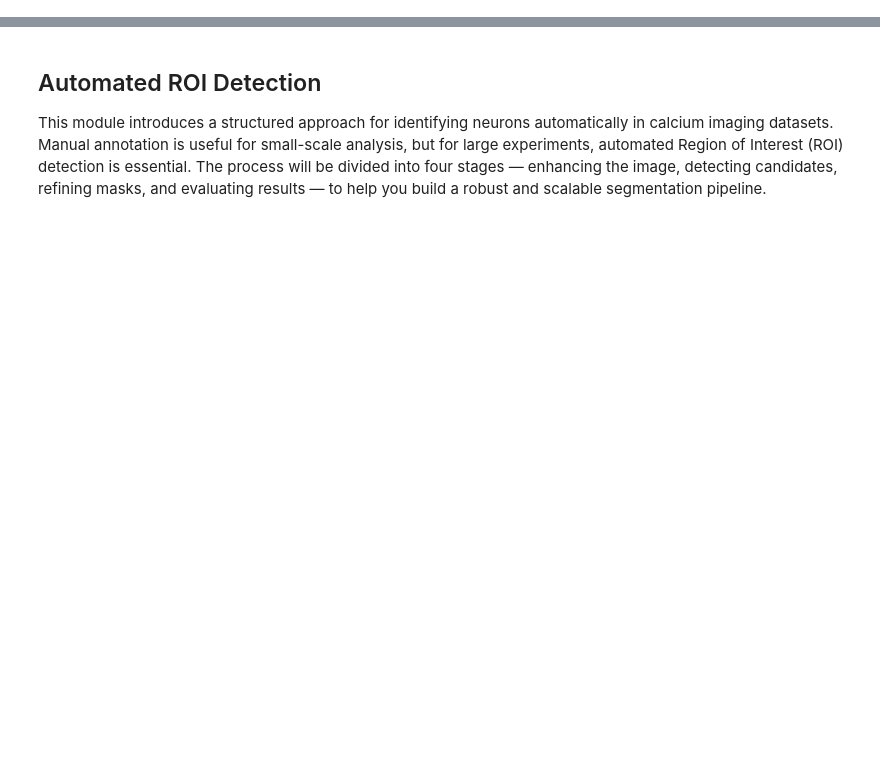
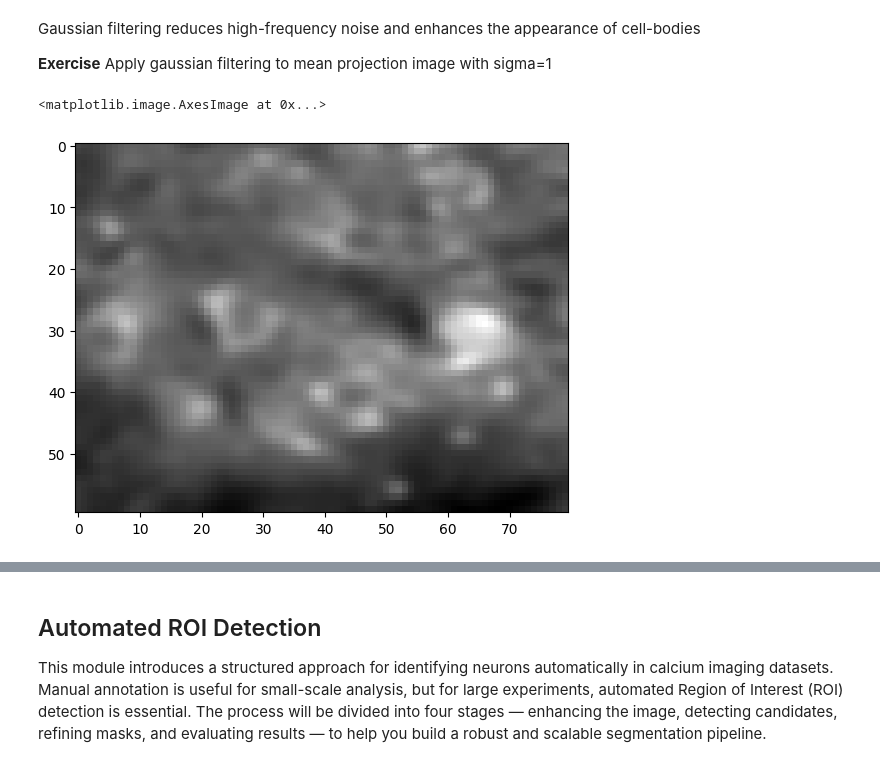
Before and after one commit to sangeethankumar/Courses, a Jupyter notebook: CalciumImaging/Draft1/07. Automated ROI Extraction.ipynb, the cells around one changed output, grey strips where cells are left out. Drawn from its saved outputs; the diff is of its cells as text; code cells hidden in the pictures; blank space fills up the shorter version.

```diff
--- a/CalciumImaging/Draft1/07. Automated ROI Extraction.ipynb
+++ b/CalciumImaging/Draft1/07. Automated ROI Extraction.ipynb
@@ -0,0 +35,11 @@
+# %% [markdown]
+Gaussian filtering reduces high-frequency noise and enhances the appearance of cell-bodies
+
+**Exercise** Apply gaussian filtering to mean projection image with sigma=1
+# %%
+proj = np.mean(movie, axis=0)
+proj_smooth = gaussian(proj, sigma=1)
+plt.imshow(proj_smooth, cmap='gray')
+# %% [output]
+<matplotlib.image.AxesImage at 0x...>
+[figure, added]
```
Also changed, not shown: parts of 19 cells of this notebook.
